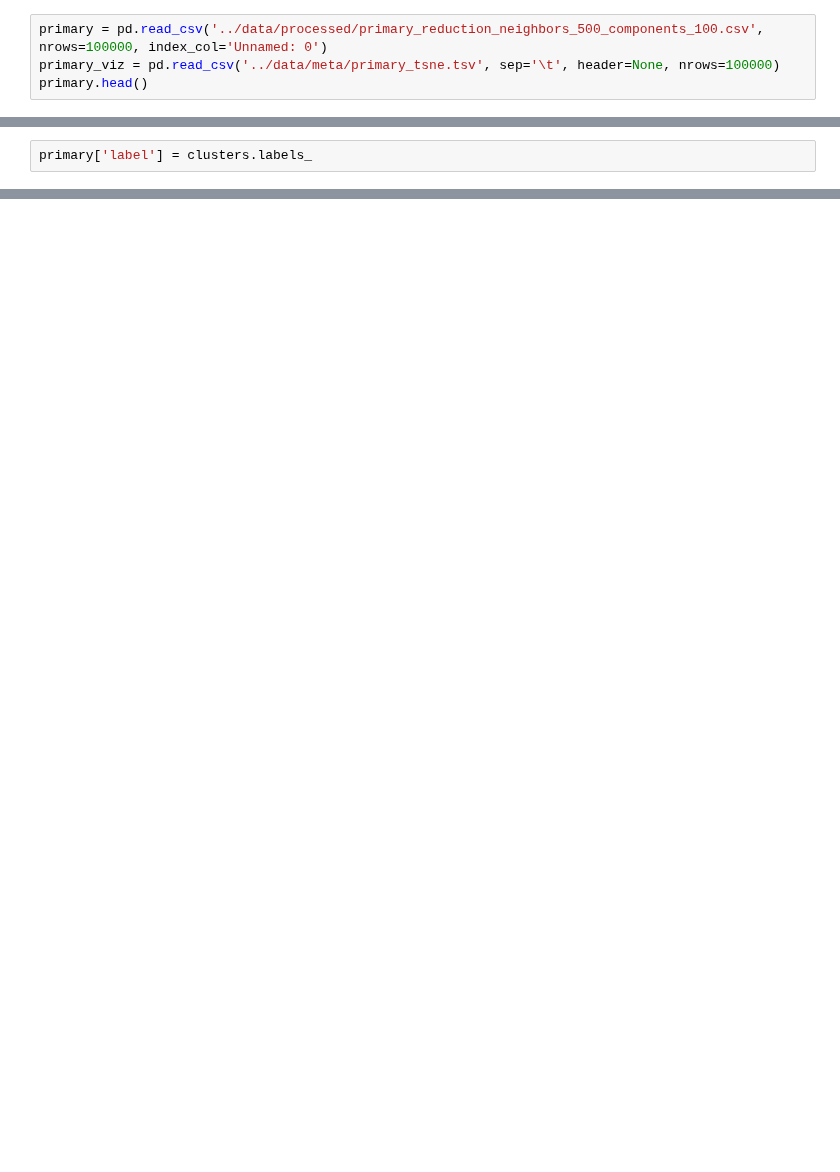
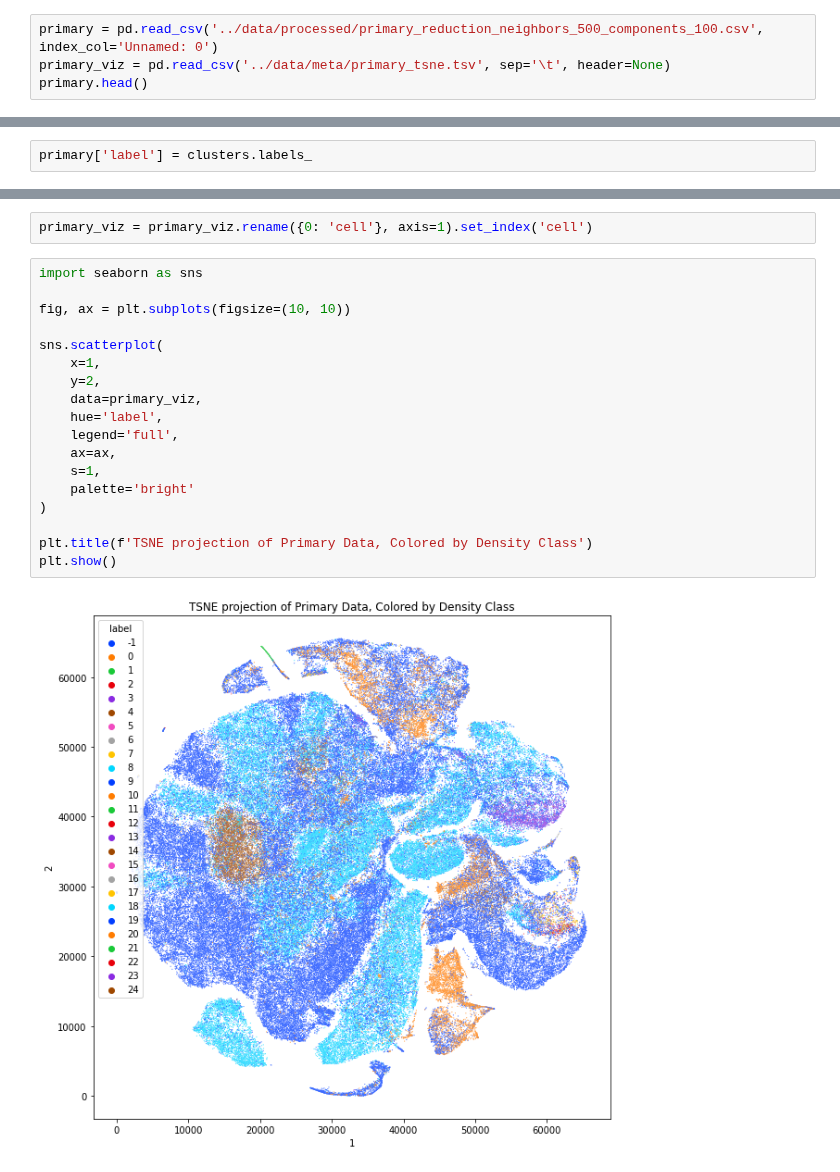
Before and after one commit to jlehrer1/comparative-organoids, a Jupyter notebook: notebooks/reduced_data_exploration_01.ipynb, the cells around one changed output, grey strips where cells are left out. Drawn from its saved outputs; the diff is of its cells as text; blank space fills up the shorter version.

```diff
--- a/notebooks/reduced_data_exploration_01.ipynb
+++ b/notebooks/reduced_data_exploration_01.ipynb
@@ -9,8 +9,8 @@ import numpy as np
 import umap
 import hdbscan
 # %%
-primary = pd.read_csv('../data/processed/primary_reduction_neighbors_500_components_100.csv', nrows=100000, index_col='Unnamed: 0')
-primary_viz = pd.read_csv('../data/meta/primary_tsne.tsv', sep='\t', header=None, nrows=100000)
+primary = pd.read_csv('../data/processed/primary_reduction_neighbors_500_components_100.csv', index_col='Unnamed: 0')
+primary_viz = pd.read_csv('../data/meta/primary_tsne.tsv', sep='\t', header=None)
 primary.head()
 # %% [output]
 |  | 0 | 1 | 2 | 3 | 4 | 5 | 6 | 7 | 8 | 9 | ... | ... |
@@ -71,0 +67,22 @@ plt.show()
+# %%
+primary_viz = primary_viz.rename({0: 'cell'}, axis=1).set_index('cell')
+# %%
+import seaborn as sns
+
+fig, ax = plt.subplots(figsize=(10, 10))
+
+sns.scatterplot(
+    x=1,
+    y=2,
+    data=primary_viz,
+    hue='label',
+    legend='full',
+    ax=ax,
+    s=1,
+    palette='bright'
+)
+
+plt.title(f'TSNE projection of Primary Data, Colored by Density Class')
+plt.show()
+# %% [output]
+[figure, added]
```
Also changed, not shown: parts of 10 cells of this notebook, 10 other files.
